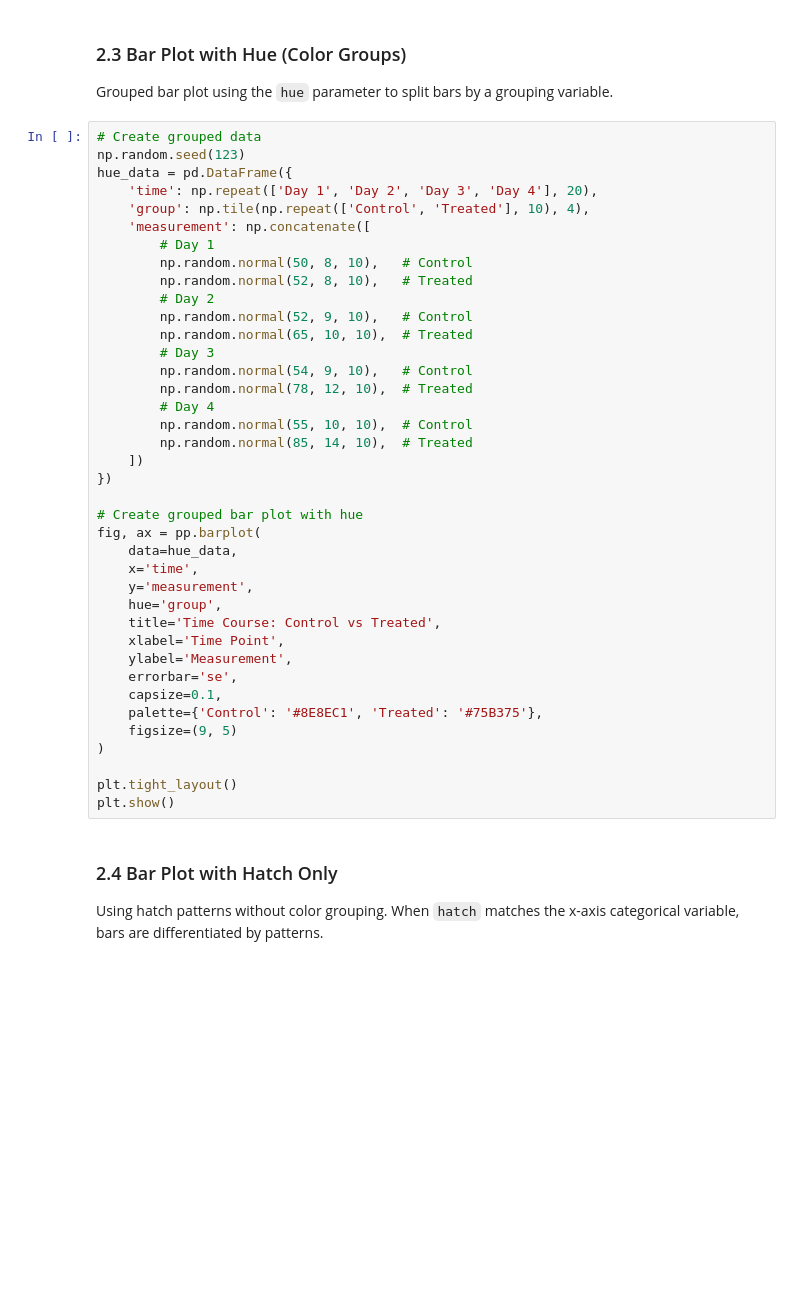
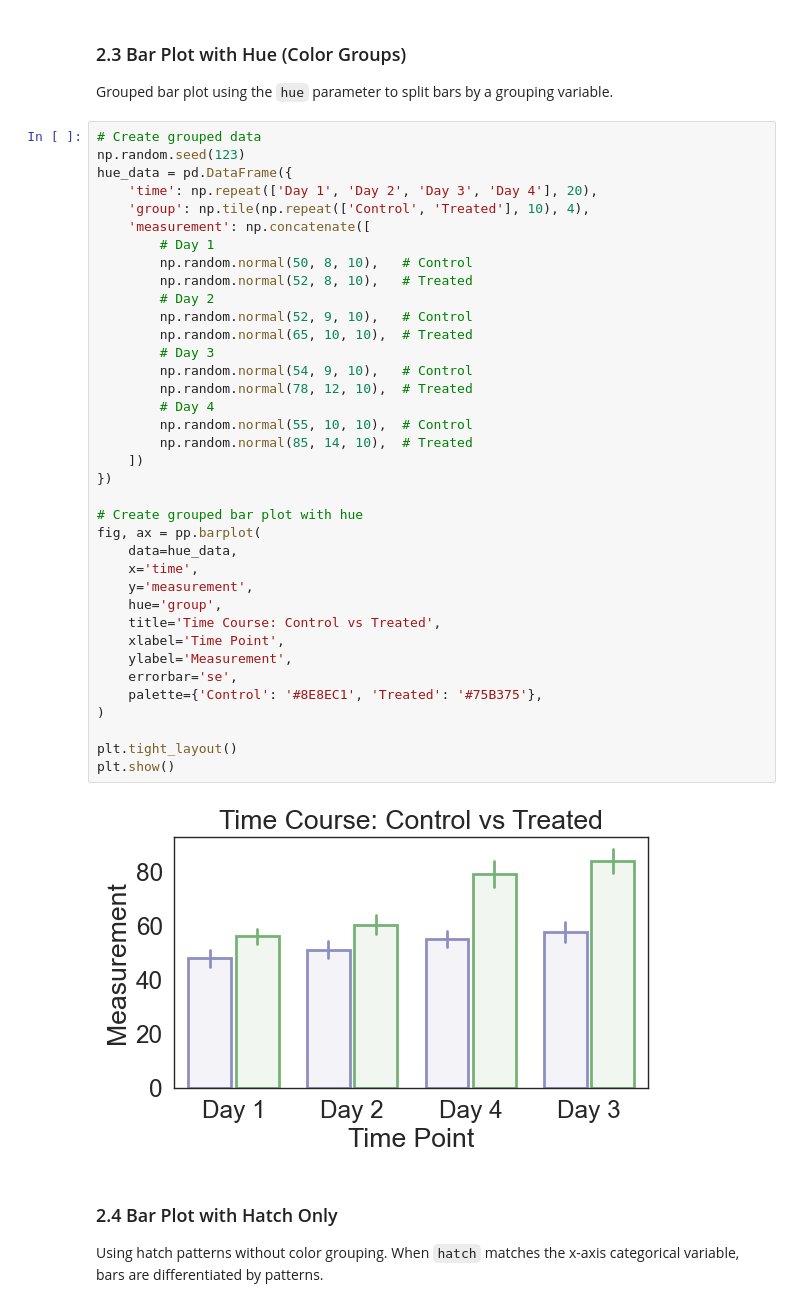
Before and after one commit to jorgebotas/prettyplot, a Jupyter notebook: examples.ipynb, the cells around one changed output. Cells and saved outputs as stored; diff of their text form; blank space fills up the shorter version.

```diff
--- a/examples.ipynb
+++ b/examples.ipynb
@@ -130,35 +135,35 @@ hue_data = pd.DataFrame({
         # Day 1
         np.random.normal(50, 8, 10),   # Control
         np.random.normal(52, 8, 10),   # Treated
         # Day 2
         np.random.normal(52, 9, 10),   # Control
         np.random.normal(65, 10, 10),  # Treated
         # Day 3
         np.random.normal(54, 9, 10),   # Control
         np.random.normal(78, 12, 10),  # Treated
         # Day 4
         np.random.normal(55, 10, 10),  # Control
         np.random.normal(85, 14, 10),  # Treated
     ])
 })
 
 # Create grouped bar plot with hue
 fig, ax = pp.barplot(
     data=hue_data,
     x='time',
     y='measurement',
     hue='group',
     title='Time Course: Control vs Treated',
     xlabel='Time Point',
     ylabel='Measurement',
     errorbar='se',
-    capsize=0.1,
     palette={'Control': '#8E8EC1', 'Treated': '#75B375'},
-    figsize=(9, 5)
 )
 
 plt.tight_layout()
 plt.show()
+# %% [output]
+[figure, added]
 # %% [markdown]
 ### 2.4 Bar Plot with Hatch Only
 
```
Also changed, not shown: parts of 23 cells of this notebook, 8 other files.
